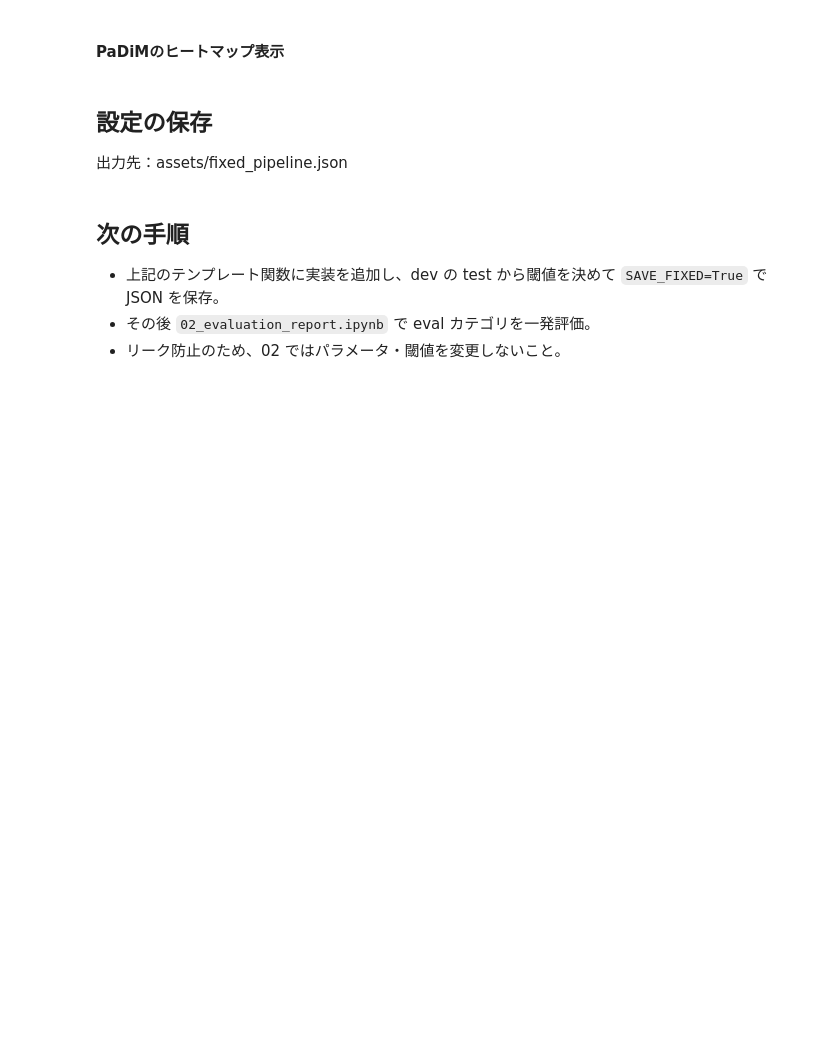
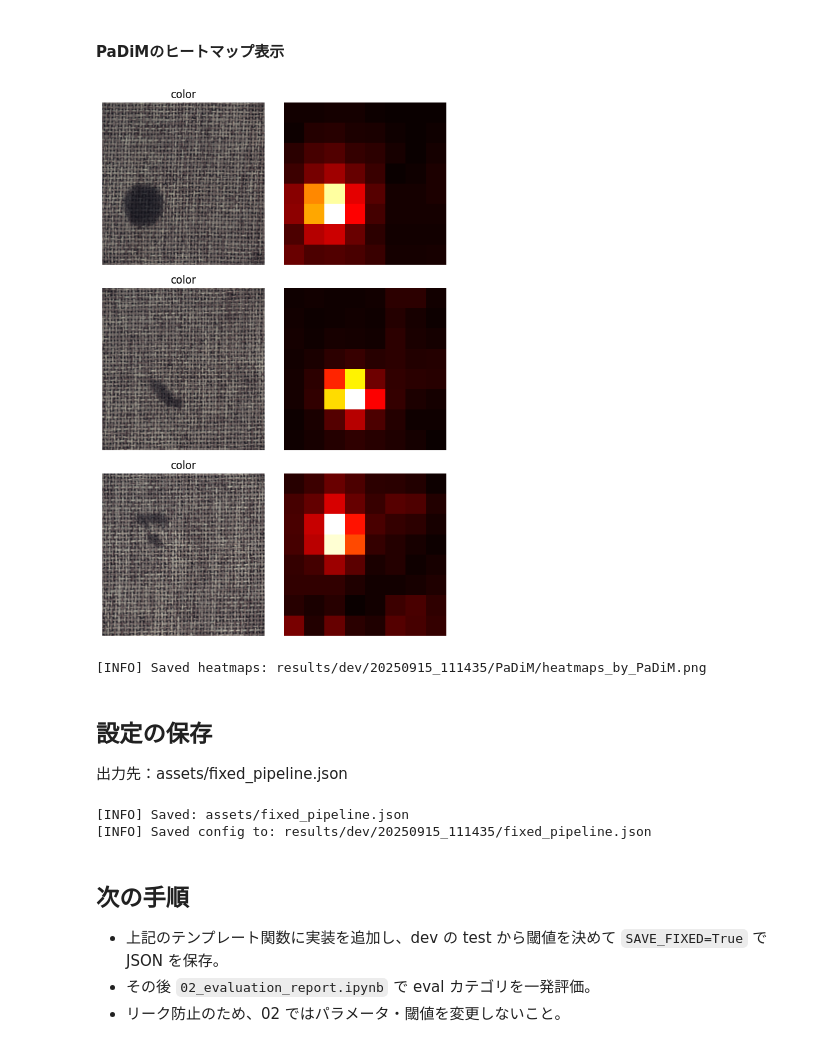
Before and after one commit to macken88/image-anomaly-detection, a Jupyter notebook: 01_experiments_dev.ipynb, the cells around one changed output. Cells and saved outputs as stored; diff of their text form; code cells hidden in the pictures; blank space fills up the shorter version.

```diff
--- a/01_experiments_dev.ipynb
+++ b/01_experiments_dev.ipynb
@@ -372,17 +476,24 @@ def inv_transform(img_tensor, mean=[0.485, 0.456, 0.406], std=[0.229, 0.224, 0.2
 # %%
 # テスト画像のヒートマップ表示（最初の3枚）
 fig, axes = plt.subplots(3, 2, figsize=(6, 9))
 for i in range(3):
     img, lbl = dev_test_loader.dataset[i]
     heatmap = all_results_PaDiM[0]["heatmaps_test"][i].numpy()
     img = inv_transform(img)
     axes[i, 0].imshow(img)
     axes[i, 0].set_title(lbl)
     axes[i, 0].axis("off")
     axes[i, 1].imshow(heatmap, cmap="hot")
     axes[i, 1].axis("off")
 plt.tight_layout()
 plt.show()
+# 画像として保存（Fold 0 の最初3枚の可視化）
+out_png = dir_p / 'heatmaps_by_PaDiM.png'
+fig.savefig(out_png, dpi=150)
+print(f'[INFO] Saved heatmaps: {out_png}')
+# %% [output]
+[figure, added]
+[INFO] Saved heatmaps: results/dev/20250915_111435/PaDiM/heatmaps_by_PaDiM.png
 # %% [markdown]
 ## 設定の保存
 出力先：assets/fixed_pipeline.json
@@ -393,9 +504,9 @@ SAVE_FIXED = True
 
 fixed_pipeline = {
     "common": {"image_size": image_size, "seeds": seeds},
-    "algorithms": {"mahalanobis": use_mahalanobis, "padim": use_padim},
+    #"algorithms": {"mahalanobis": use_mahalanobis, "padim": use_padim},
     "threshold": {"method": "percentile", "percentile": 99},
-    "mahalanobis": {"backbone": backbone, "cov_estimator": cov_estimator},
+    "mahalanobis": {"backbone": backbone},# "cov_estimator": cov_estimator},
     "padim": {"backbone": backbone, "layers": padim_layers, "d": padim_channel_subsample}
 }
 
@@ -408,7 +519,16 @@ if SAVE_FIXED:
         json.dump(fixed_pipeline, f, indent=2, ensure_ascii=False)
     print(f"[INFO] Saved: {cfg_path}")
 else:
-    print("[INFO] SAVE_FIXED=False のためファイルは出力しません。")
+    print("[INFO] SAVE_FIXED=False のため assets 固定ファイルはスキップ。")
+
+# 必須: 実行設定を timestamp 付き出力ディレクトリにも保存
+cfg_out = base_dir / 'fixed_pipeline.json'
+with cfg_out.open('w', encoding='utf-8') as f:
+    json.dump(fixed_pipeline, f, indent=2, ensure_ascii=False)
+print(f"[INFO] Saved config to: {cfg_out}")
+# %% [output]
+[INFO] Saved: assets/fixed_pipeline.json
+[INFO] Saved config to: results/dev/20250915_111435/fixed_pipeline.json
 # %% [markdown]
 ## 次の手順
 - 上記のテンプレート関数に実装を追加し、dev の test から閾値を決めて `SAVE_FIXED=True` で JSON を保存。
```
Also changed, not shown: parts of 10 cells of this notebook, 1 other file.
